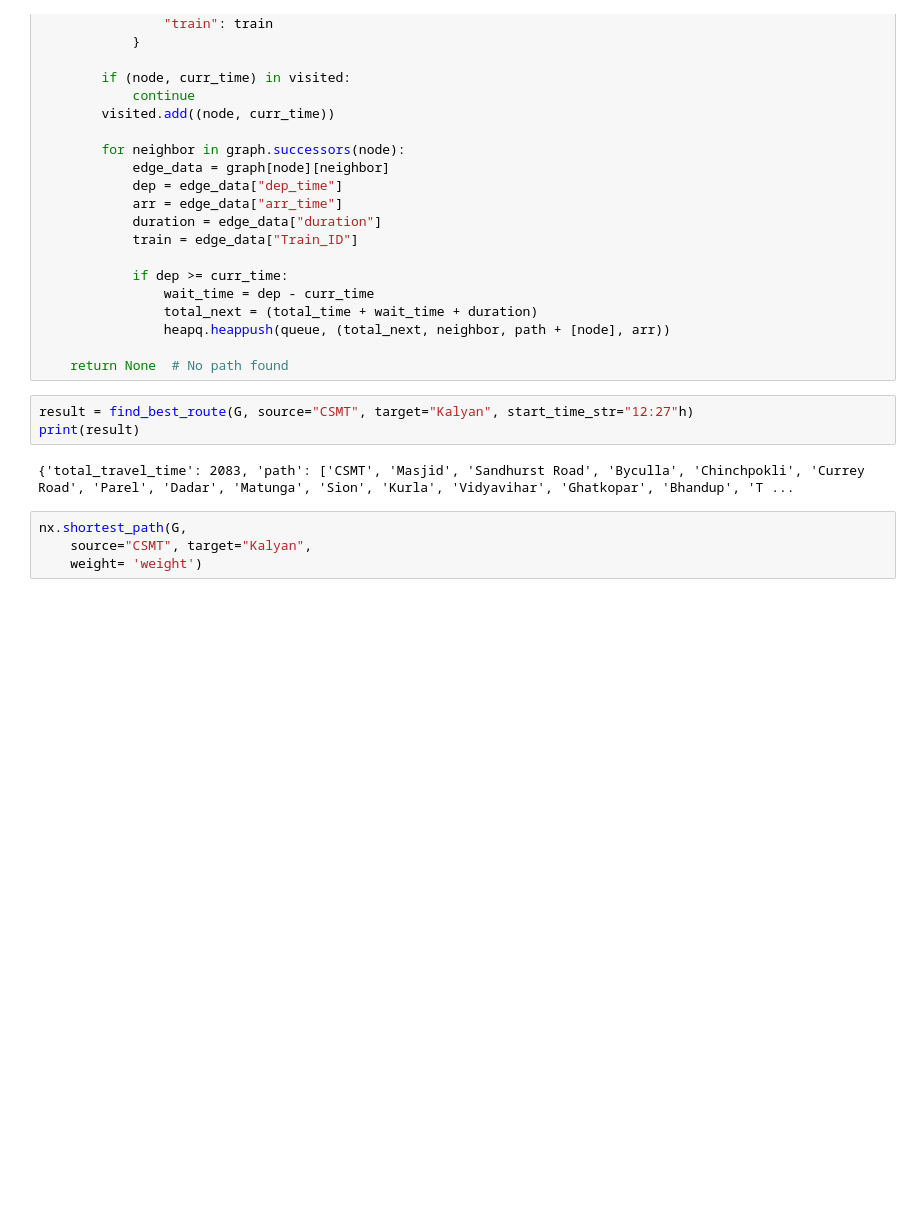
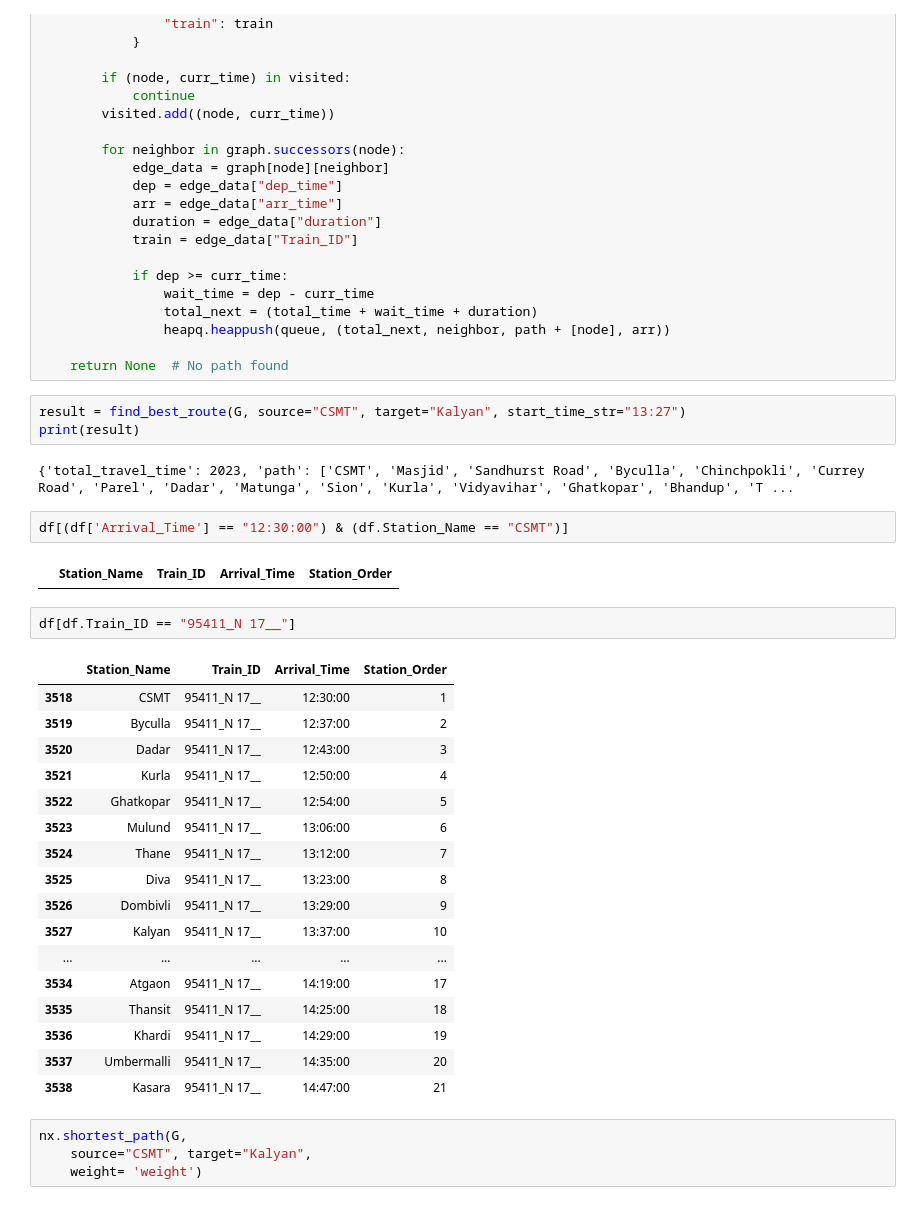
Before and after one commit to kapil-15/optimised_route_to_travel_on_local, a Jupyter notebook: notebooks/extraction.ipynb, the cells around one changed output. Cells and saved outputs as stored; diff of their text form; blank space fills up the shorter version.

```diff
--- a/notebooks/extraction.ipynb
+++ b/notebooks/extraction.ipynb
@@ -206,10 +294,34 @@ def find_best_route(graph, source, target, start_time_str):
 
     return None  # No path found
 # %%
-result = find_best_route(G, source="CSMT", target="Kalyan", start_time_str="12:27"h)
+result = find_best_route(G, source="CSMT", target="Kalyan", start_time_str="13:27")
 print(result)
 # %% [output]
-{'total_travel_time': 2083, 'path': ['CSMT', 'Masjid', 'Sandhurst Road', 'Byculla', 'Chinchpokli', 'Currey Road', 'Parel', 'Dadar', 'Matunga', 'Sion', 'Kurla', 'Vidyavihar', 'Ghatkopar', 'Bhandup', 'T ...
+{'total_travel_time': 2023, 'path': ['CSMT', 'Masjid', 'Sandhurst Road', 'Byculla', 'Chinchpokli', 'Currey Road', 'Parel', 'Dadar', 'Matunga', 'Sion', 'Kurla', 'Vidyavihar', 'Ghatkopar', 'Bhandup', 'T ...
+# %%
+df[(df['Arrival_Time'] == "12:30:00") & (df.Station_Name == "CSMT")]
+# %% [output]
+|  | Station_Name | Train_ID | Arrival_Time | Station_Order |
+# %%
+df[df.Train_ID == "95411_N 17__"]
+# %% [output]
+|  | Station_Name | Train_ID | Arrival_Time | Station_Order |
+| 3518 | CSMT | 95411_N 17__ | 12:30:00 | 1 |
+| 3519 | Byculla | 95411_N 17__ | 12:37:00 | 2 |
+| 3520 | Dadar | 95411_N 17__ | 12:43:00 | 3 |
+| 3521 | Kurla | 95411_N 17__ | 12:50:00 | 4 |
+| 3522 | Ghatkopar | 95411_N 17__ | 12:54:00 | 5 |
+| 3523 | Mulund | 95411_N 17__ | 13:06:00 | 6 |
+| 3524 | Thane | 95411_N 17__ | 13:12:00 | 7 |
+| 3525 | Diva | 95411_N 17__ | 13:23:00 | 8 |
+| 3526 | Dombivli | 95411_N 17__ | 13:29:00 | 9 |
+| 3527 | Kalyan | 95411_N 17__ | 13:37:00 | 10 |
+| ... | ... | ... | ... | ... |
+| 3534 | Atgaon | 95411_N 17__ | 14:19:00 | 17 |
+| 3535 | Thansit | 95411_N 17__ | 14:25:00 | 18 |
+| 3536 | Khardi | 95411_N 17__ | 14:29:00 | 19 |
+| 3537 | Umbermalli | 95411_N 17__ | 14:35:00 | 20 |
+| 3538 | Kasara | 95411_N 17__ | 14:47:00 | 21 |
 # %%
 nx.shortest_path(G,
     source="CSMT", target="Kalyan",
```
Also changed, not shown: parts of 5 cells of this notebook, 2 other files.
